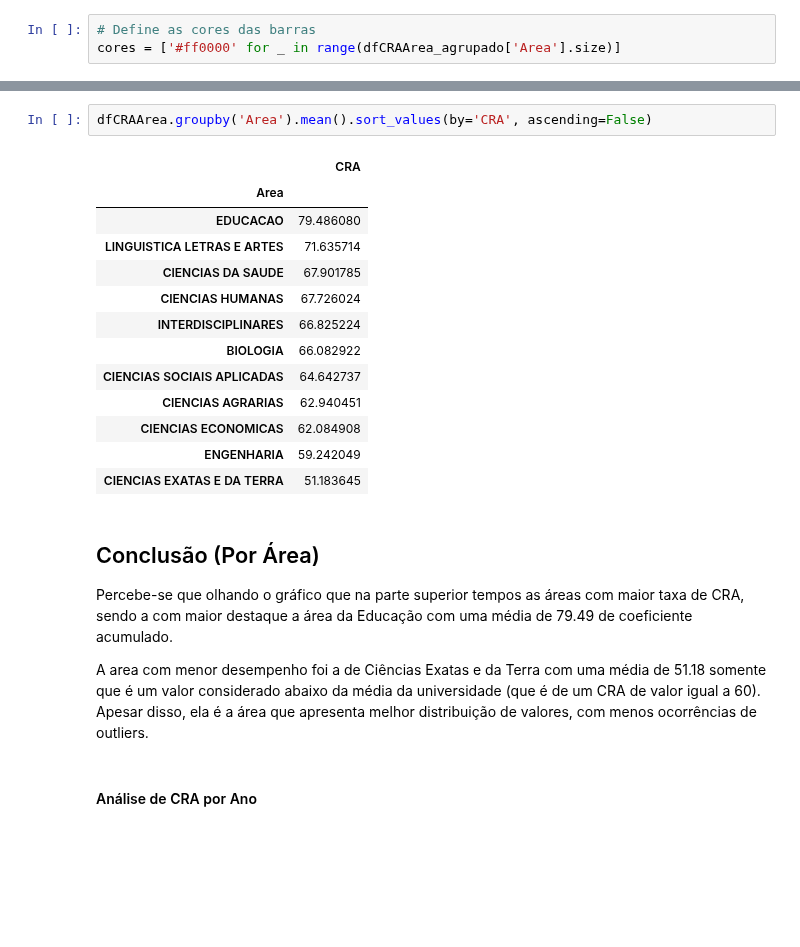
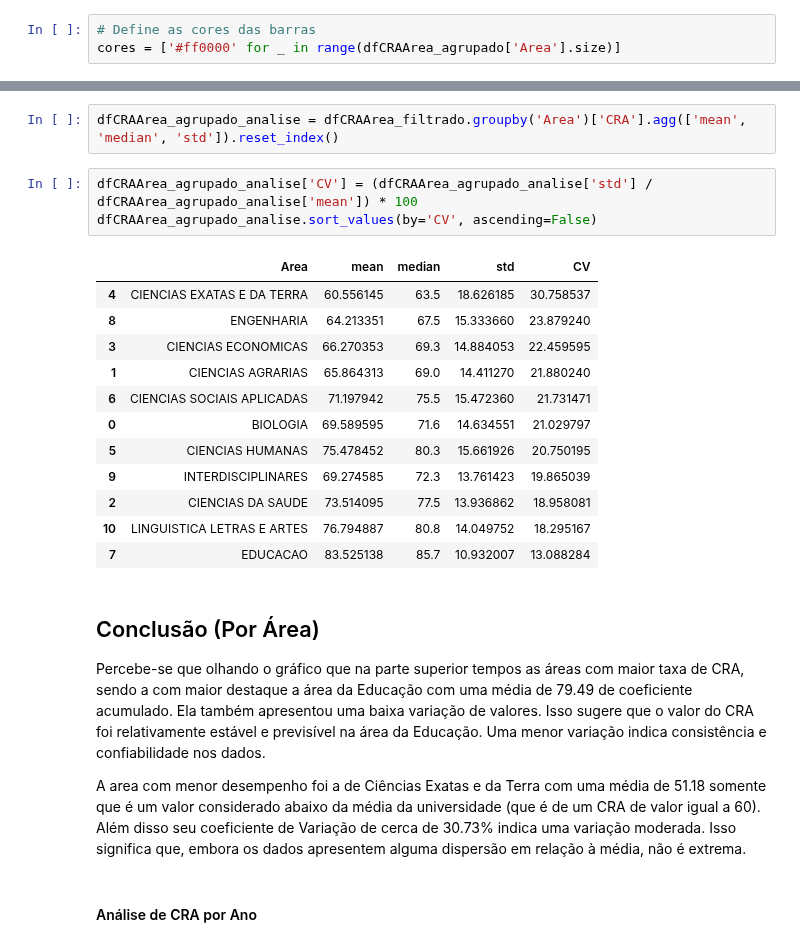
Before and after one commit to Duds04/Projeto_Dados, a Jupyter notebook: src/RespostasParte1.ipynb, the cells around one changed output, grey strips where cells are left out. Saved outputs shown, nothing was run; the diff lists cells and outputs as text; blank space fills up the shorter version.

```diff
--- a/src/RespostasParte1.ipynb
+++ b/src/RespostasParte1.ipynb
@@ -543,25 +549,27 @@ Text(0.5, 1.0, 'CRA por Área')
+# %%
+dfCRAArea_agrupado_analise = dfCRAArea_filtrado.groupby('Area')['CRA'].agg(['mean', 'median', 'std']).reset_index()
 # %%
-dfCRAArea.groupby('Area').mean().sort_values(by='CRA', ascending=False)
+dfCRAArea_agrupado_analise['CV'] = (dfCRAArea_agrupado_analise['std'] / dfCRAArea_agrupado_analise['mean']) * 100
+dfCRAArea_agrupado_analise.sort_values(by='CV', ascending=False)
 # %% [output]
-|  | CRA |
-| Area |  |
-| EDUCACAO | 79.486080 |
-| LINGUISTICA LETRAS E ARTES | 71.635714 |
-| CIENCIAS DA SAUDE | 67.901785 |
-| CIENCIAS HUMANAS | 67.726024 |
-| INTERDISCIPLINARES | 66.825224 |
-| BIOLOGIA | 66.082922 |
-| CIENCIAS SOCIAIS APLICADAS | 64.642737 |
-| CIENCIAS AGRARIAS | 62.940451 |
-| CIENCIAS ECONOMICAS | 62.084908 |
-| ENGENHARIA | 59.242049 |
-| CIENCIAS EXATAS E DA TERRA | 51.183645 |
+|  | Area | mean | median | std | CV |
+| 4 | CIENCIAS EXATAS E DA TERRA | 60.556145 | 63.5 | 18.626185 | 30.758537 |
+| 8 | ENGENHARIA | 64.213351 | 67.5 | 15.333660 | 23.879240 |
+| 3 | CIENCIAS ECONOMICAS | 66.270353 | 69.3 | 14.884053 | 22.459595 |
+| 1 | CIENCIAS AGRARIAS | 65.864313 | 69.0 | 14.411270 | 21.880240 |
+| 6 | CIENCIAS SOCIAIS APLICADAS | 71.197942 | 75.5 | 15.472360 | 21.731471 |
+| 0 | BIOLOGIA | 69.589595 | 71.6 | 14.634551 | 21.029797 |
+| 5 | CIENCIAS HUMANAS | 75.478452 | 80.3 | 15.661926 | 20.750195 |
+| 9 | INTERDISCIPLINARES | 69.274585 | 72.3 | 13.761423 | 19.865039 |
+| 2 | CIENCIAS DA SAUDE | 73.514095 | 77.5 | 13.936862 | 18.958081 |
+| 10 | LINGUISTICA LETRAS E ARTES | 76.794887 | 80.8 | 14.049752 | 18.295167 |
+| 7 | EDUCACAO | 83.525138 | 85.7 | 10.932007 | 13.088284 |
 # %% [markdown]
 ## Conclusão (Por Área)
-Percebe-se que olhando o gráfico que na parte superior tempos as áreas com maior taxa de CRA, sendo a com maior destaque a área da Educação com uma média de 79.49 de coeficiente acumulado.
+Percebe-se que olhando o gráfico que na parte superior tempos as áreas com maior taxa de CRA, sendo a com maior destaque a área da Educação com uma média de 79.49 de coeficiente acumulado. Ela também apresentou uma baixa variação de valores. Isso sugere que o valor do CRA foi relativamente estável e previsível na área da Educação. Uma menor variação indica consistência e confiabilidade nos dados.
 
 
-A area com menor desempenho foi a de Ciências Exatas e da Terra com uma média de 51.18 somente que é um valor considerado abaixo da média da universidade (que é de um CRA de valor igual a 60). Apesar disso, ela é a área que apresenta melhor distribuição de valores, com menos ocorrências de outliers.
+A area com menor desempenho foi a de Ciências Exatas e da Terra com uma média de 51.18 somente que é um valor considerado abaixo da média da universidade (que é de um CRA de valor igual a 60). Além disso seu coeficiente de Variação de cerca de 30.73% indica uma variação moderada. Isso significa que, embora os dados apresentem alguma dispersão em relação à média, não é extrema.
 # %% [markdown]
 #### Análise de CRA por Ano
 # %% [markdown]
```
Also changed, not shown: parts of 11 cells of this notebook.
